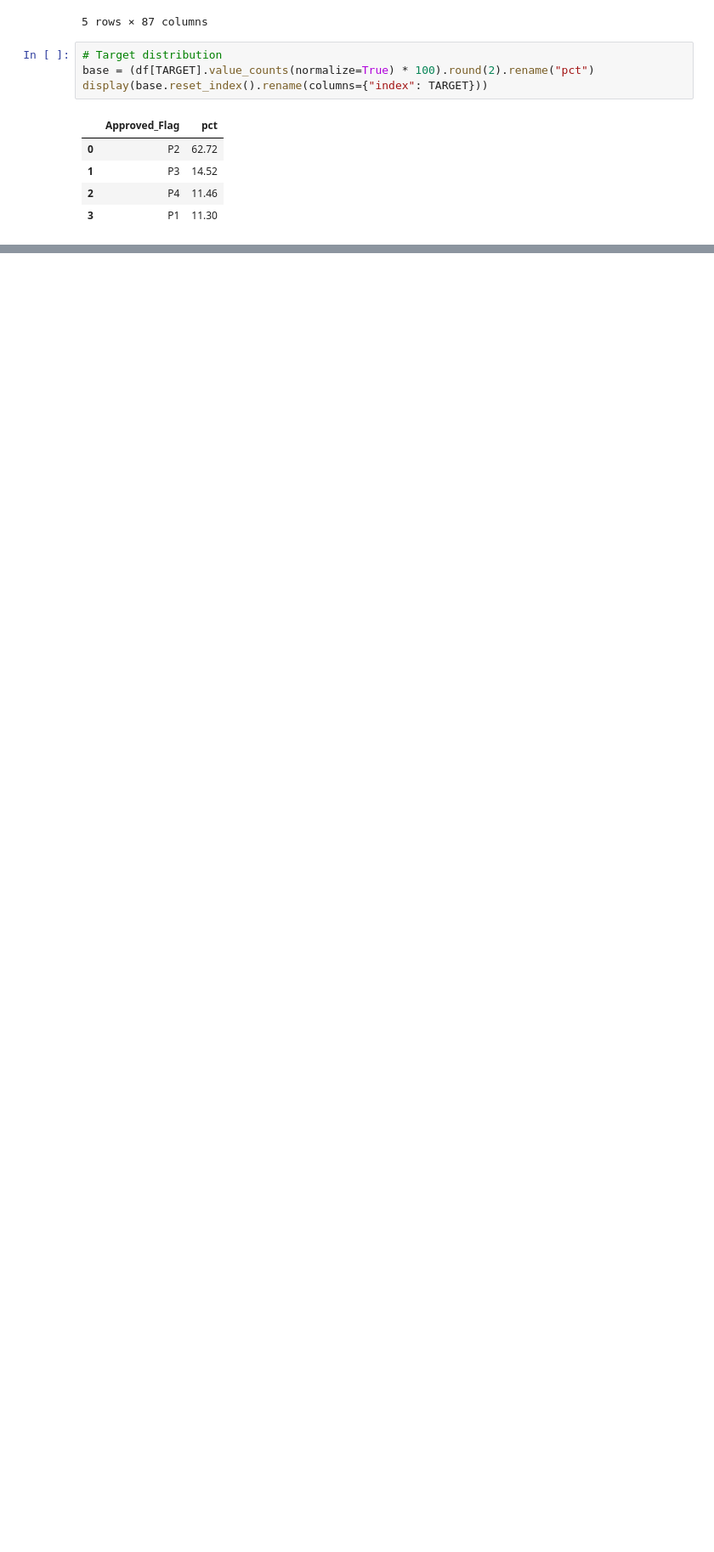
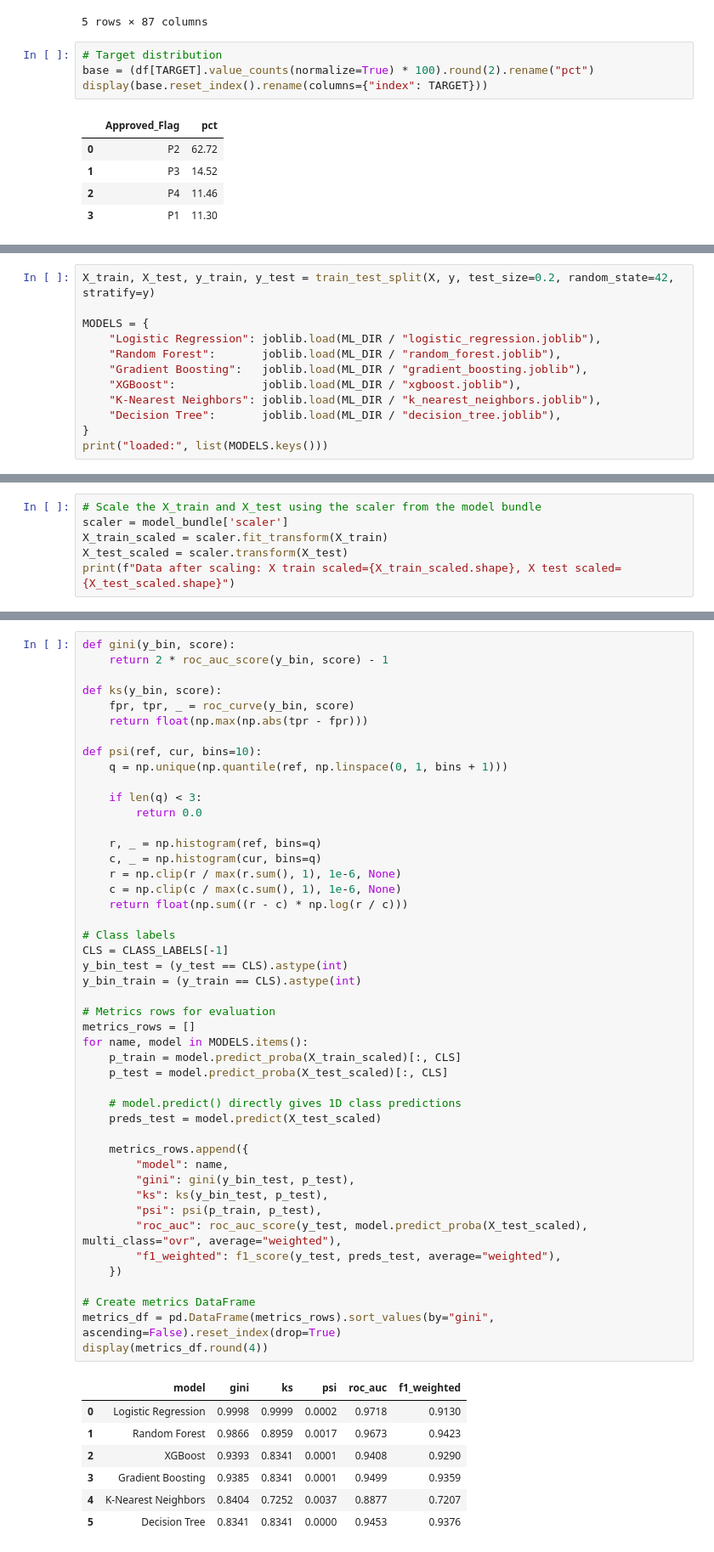
Before and after one commit to Mipjeiger/Credit-Risk-Analyst, a Jupyter notebook: data_science/notebooks/02_engineering_applicants.ipynb, the cells around one changed output, grey strips where cells are left out. Shown at 85% size. Drawn from its saved outputs; the diff is of its cells as text; blank space fills up the shorter version.

```diff
--- a/data_science/notebooks/02_engineering_applicants.ipynb
+++ b/data_science/notebooks/02_engineering_applicants.ipynb
@@ -147,0 +186,12 @@ display(base.reset_index().rename(columns={"index": TARGET}))
+# %%
+X_train, X_test, y_train, y_test = train_test_split(X, y, test_size=0.2, random_state=42, stratify=y)
+
+MODELS = {
+    "Logistic Regression": joblib.load(ML_DIR / "logistic_regression.joblib"),
+    "Random Forest":       joblib.load(ML_DIR / "random_forest.joblib"),
+    "Gradient Boosting":   joblib.load(ML_DIR / "gradient_boosting.joblib"),
+    "XGBoost":             joblib.load(ML_DIR / "xgboost.joblib"),
+    "K-Nearest Neighbors": joblib.load(ML_DIR / "k_nearest_neighbors.joblib"),
+    "Decision Tree":       joblib.load(ML_DIR / "decision_tree.joblib"),
+}
+print("loaded:", list(MODELS.keys()))
@@ -147,0 +202,6 @@ display(base.reset_index().rename(columns={"index": TARGET}))
+# %%
+# Scale the X_train and X_test using the scaler from the model bundle
+scaler = model_bundle['scaler']
+X_train_scaled = scaler.fit_transform(X_train)
+X_test_scaled = scaler.transform(X_test)
+print(f"Data after scaling: X train scaled={X_train_scaled.shape}, X test scaled={X_test_scaled.shape}")
@@ -147,0 +244,54 @@ display(base.reset_index().rename(columns={"index": TARGET}))
+# %%
+def gini(y_bin, score):
+    return 2 * roc_auc_score(y_bin, score) - 1
+
+def ks(y_bin, score):
+    fpr, tpr, _ = roc_curve(y_bin, score)
+    return float(np.max(np.abs(tpr - fpr)))
+
+def psi(ref, cur, bins=10):
+    q = np.unique(np.quantile(ref, np.linspace(0, 1, bins + 1)))
+
+    if len(q) < 3:
+        return 0.0
+
+    r, _ = np.histogram(ref, bins=q)
+    c, _ = np.histogram(cur, bins=q)
+    r = np.clip(r / max(r.sum(), 1), 1e-6, None)
+    c = np.clip(c / max(c.sum(), 1), 1e-6, None)
+    return float(np.sum((r - c) * np.log(r / c)))
+
+# Class labels
+CLS = CLASS_LABELS[-1]
+y_bin_test = (y_test == CLS).astype(int)
+y_bin_train = (y_train == CLS).astype(int)
+
+# Metrics rows for evaluation
+metrics_rows = []
+for name, model in MODELS.items():
+    p_train = model.predict_proba(X_train_scaled)[:, CLS]
+    p_test = model.predict_proba(X_test_scaled)[:, CLS]
+
+    # model.predict() directly gives 1D class predictions
+    preds_test = model.predict(X_test_scaled)
+
+    metrics_rows.append({
+        "model": name,
+        "gini": gini(y_bin_test, p_test),
+        "ks": ks(y_bin_test, p_test),
+        "psi": psi(p_train, p_test),
+        "roc_auc": roc_auc_score(y_test, model.predict_proba(X_test_scaled), multi_class="ovr", average="weighted"),
+        "f1_weighted": f1_score(y_test, preds_test, average="weighted"),
+    })
+
+# Create metrics DataFrame
+metrics_df = pd.DataFrame(metrics_rows).sort_values(by="gini", ascending=False).reset_index(drop=True)
+display(metrics_df.round(4))
+# %% [output]
+|  | model | gini | ks | psi | roc_auc | f1_weighted |
+| 0 | Logistic Regression | 0.9998 | 0.9999 | 0.0002 | 0.9718 | 0.9130 |
+| 1 | Random Forest | 0.9866 | 0.8959 | 0.0017 | 0.9673 | 0.9423 |
+| 2 | XGBoost | 0.9393 | 0.8341 | 0.0001 | 0.9408 | 0.9290 |
+| 3 | Gradient Boosting | 0.9385 | 0.8341 | 0.0001 | 0.9499 | 0.9359 |
+| 4 | K-Nearest Neighbors | 0.8404 | 0.7252 | 0.0037 | 0.8877 | 0.7207 |
+| 5 | Decision Tree | 0.8341 | 0.8341 | 0.0000 | 0.9453 | 0.9376 |
```
Also changed, not shown: parts of 42 cells of this notebook, 1 other file.
